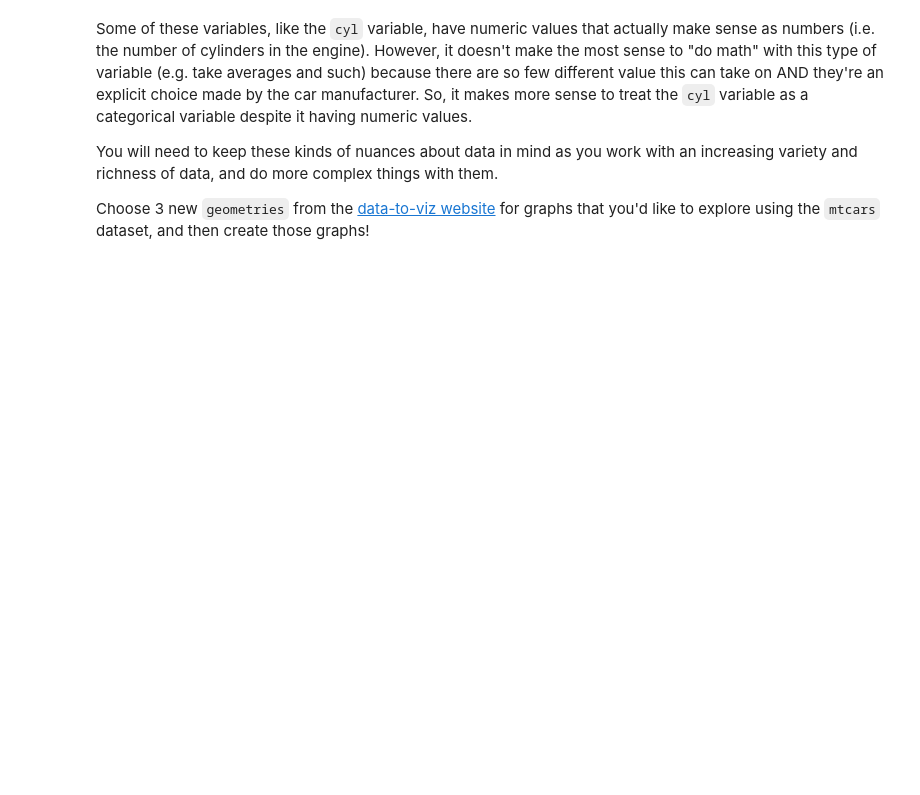
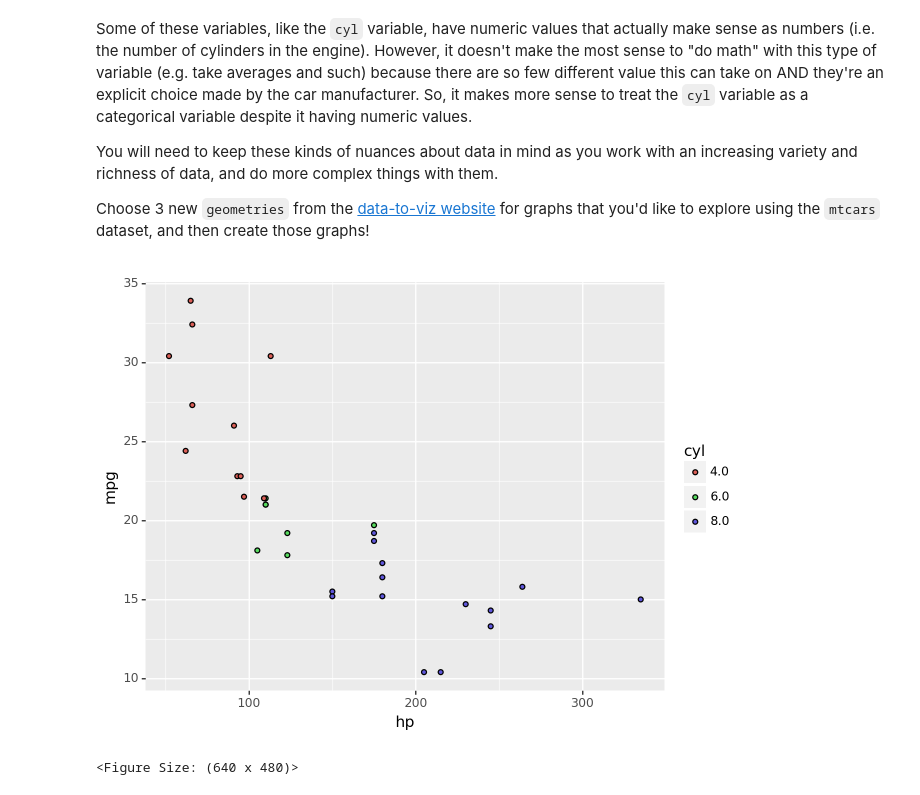
Before and after one commit to JakeLamb455/GSB544, a Jupyter notebook: Introduction_to_Data_Viz_Using_mtcars_Dataset.ipynb, the cells around one changed output. Cells and saved outputs as stored; diff of their text form; code cells hidden in the pictures; blank space fills up the shorter version.

```diff
--- a/Introduction_to_Data_Viz_Using_mtcars_Dataset.ipynb
+++ b/Introduction_to_Data_Viz_Using_mtcars_Dataset.ipynb
@@ -103,5 +95,11 @@ You will need to keep these kinds of nuances about data in mind as you work with
 Choose 3 new `geometries` from the [data-to-viz website](https://www.data-to-viz.com/) for graphs that you'd like to explore using the `mtcars` dataset, and then create those graphs!
 # %%
 # Create plot with first new geometry here
+(ggplot(df, aes(x = "hp", y = "mpg", fill = 'cyl'))
++ geom_point()
+)
+# %% [output]
+[figure, added]
+<Figure Size: (640 x 480)>
 # %%
 # Create plot with second new geometry here
```
Also changed, not shown: parts of 9 cells of this notebook.
